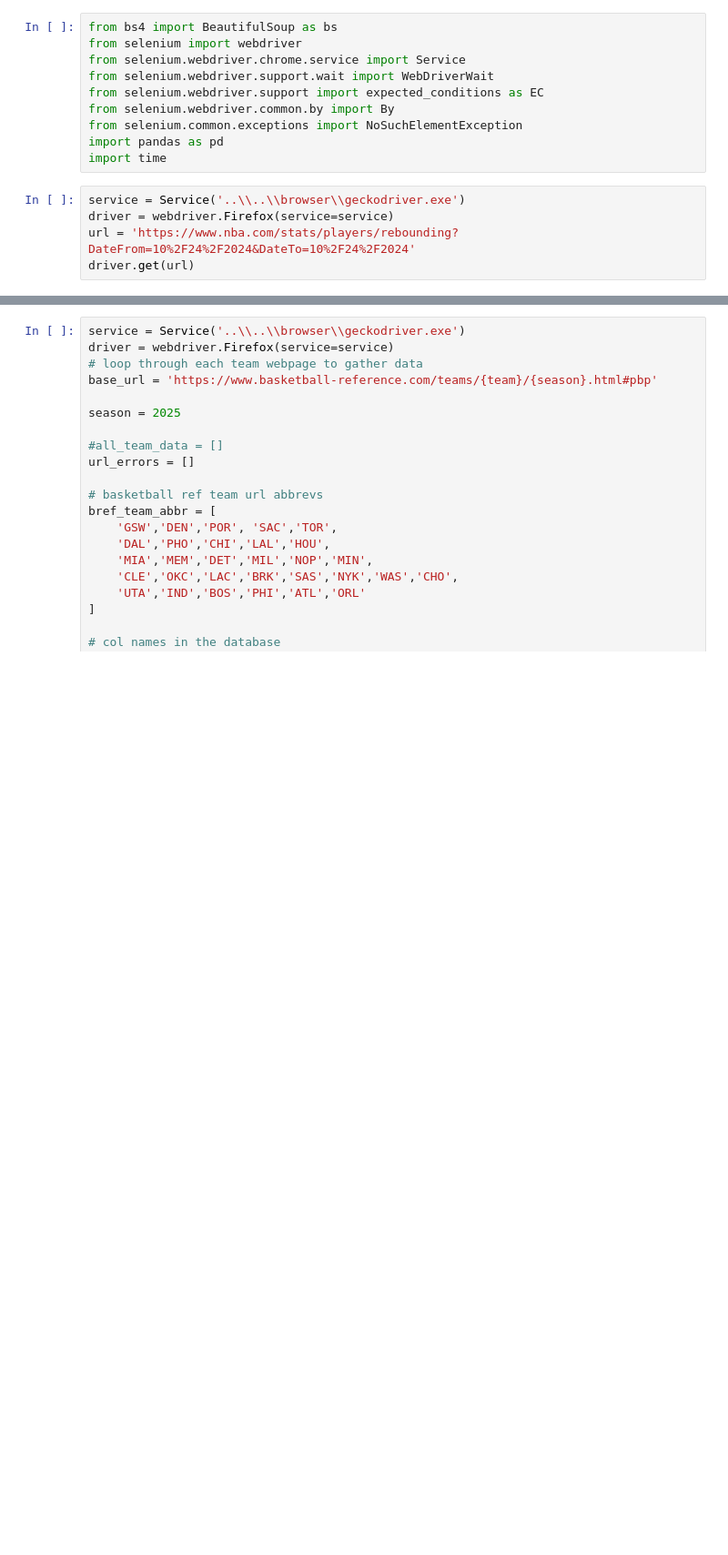
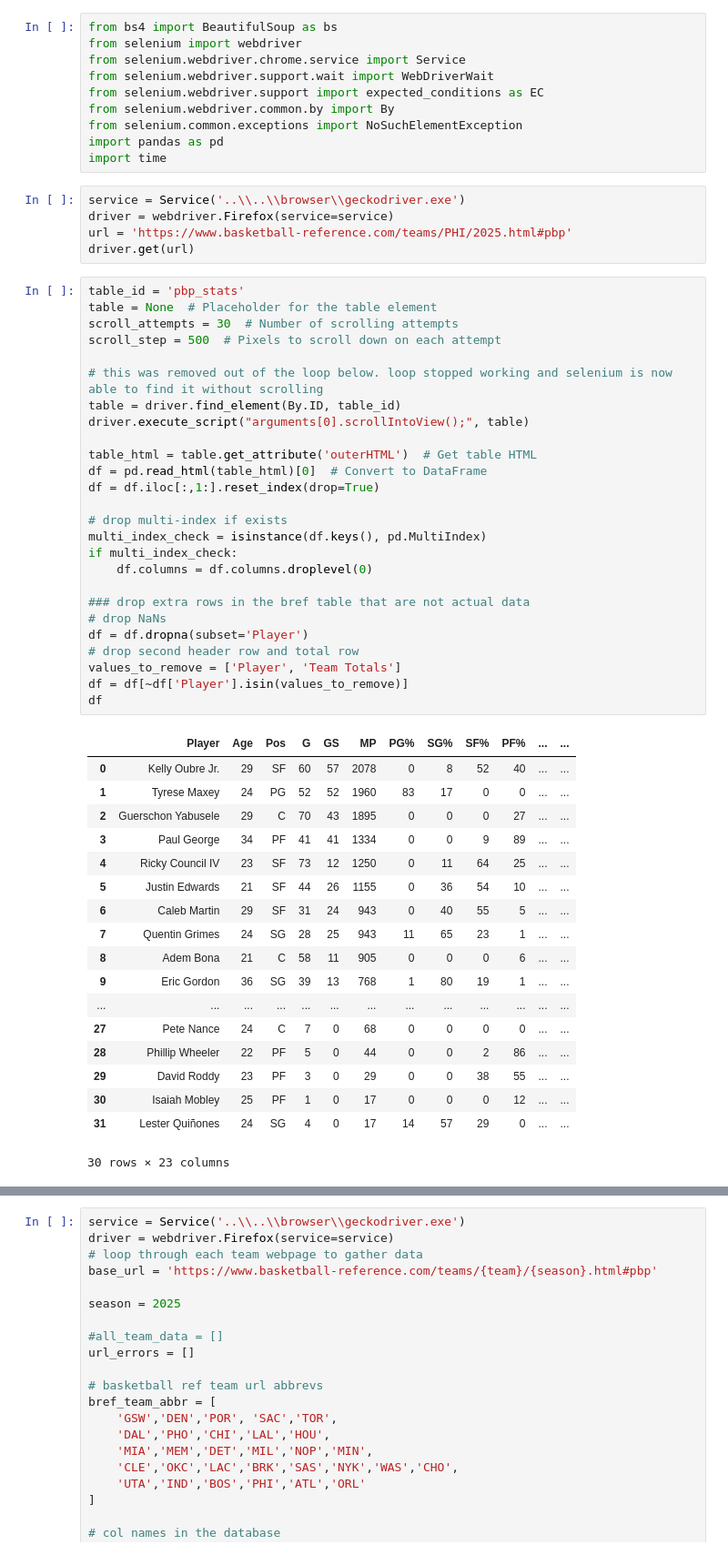
Before and after one commit to iksnizez/propfarm, a Jupyter notebook: scripts/scrapers/nbaScrape.ipynb, the cells around one changed output, grey strips where cells are left out. Shown at 91% size. Cells and saved outputs as stored; diff of their text form; blank space fills up the shorter version.

```diff
--- a/scripts/scrapers/nbaScrape.ipynb
+++ b/scripts/scrapers/nbaScrape.ipynb
@@ -454,7 +448,52 @@ import time
 # %%
 service = Service('..\\..\\browser\\geckodriver.exe')
 driver = webdriver.Firefox(service=service)
-url = 'https://www.nba.com/stats/players/rebounding?DateFrom=10%2F24%2F2024&DateTo=10%2F24%2F2024'
+url = 'https://www.basketball-reference.com/teams/PHI/2025.html#pbp'
 driver.get(url)
+# %%
+table_id = 'pbp_stats'
+table = None  # Placeholder for the table element
+scroll_attempts = 30  # Number of scrolling attempts
+scroll_step = 500  # Pixels to scroll down on each attempt
+
+# this was removed out of the loop below. loop stopped working and selenium is now able to find it without scrolling
+table = driver.find_element(By.ID, table_id)
+driver.execute_script("arguments[0].scrollIntoView();", table)
+
+table_html = table.get_attribute('outerHTML')  # Get table HTML
+df = pd.read_html(table_html)[0]  # Convert to DataFrame
+df = df.iloc[:,1:].reset_index(drop=True)
+
+# drop multi-index if exists
+multi_index_check = isinstance(df.keys(), pd.MultiIndex)
+if multi_index_check:
+    df.columns = df.columns.droplevel(0)
+
+### drop extra rows in the bref table that are not actual data
+# drop NaNs
+df = df.dropna(subset='Player')
+# drop second header row and total row
+values_to_remove = ['Player', 'Team Totals']
+df = df[~df['Player'].isin(values_to_remove)]
+df
+# %% [output]
+|  | Player | Age | Pos | G | GS | MP | PG% | SG% | SF% | PF% | ... | ... |
+| 0 | Kelly Oubre Jr. | 29 | SF | 60 | 57 | 2078 | 0 | 8 | 52 | 40 | ... | ... |
+| 1 | Tyrese Maxey | 24 | PG | 52 | 52 | 1960 | 83 | 17 | 0 | 0 | ... | ... |
+| 2 | Guerschon Yabusele | 29 | C | 70 | 43 | 1895 | 0 | 0 | 0 | 27 | ... | ... |
+| 3 | Paul George | 34 | PF | 41 | 41 | 1334 | 0 | 0 | 9 | 89 | ... | ... |
+| 4 | Ricky Council IV | 23 | SF | 73 | 12 | 1250 | 0 | 11 | 64 | 25 | ... | ... |
+| 5 | Justin Edwards | 21 | SF | 44 | 26 | 1155 | 0 | 36 | 54 | 10 | ... | ... |
+| 6 | Caleb Martin | 29 | SF | 31 | 24 | 943 | 0 | 40 | 55 | 5 | ... | ... |
+| 7 | Quentin Grimes | 24 | SG | 28 | 25 | 943 | 11 | 65 | 23 | 1 | ... | ... |
+| 8 | Adem Bona | 21 | C | 58 | 11 | 905 | 0 | 0 | 0 | 6 | ... | ... |
+| 9 | Eric Gordon | 36 | SG | 39 | 13 | 768 | 1 | 80 | 19 | 1 | ... | ... |
+| ... | ... | ... | ... | ... | ... | ... | ... | ... | ... | ... | ... | ... |
+| 27 | Pete Nance | 24 | C | 7 | 0 | 68 | 0 | 0 | 0 | 0 | ... | ... |
+| 28 | Phillip Wheeler | 22 | PF | 5 | 0 | 44 | 0 | 0 | 2 | 86 | ... | ... |
+| 29 | David Roddy | 23 | PF | 3 | 0 | 29 | 0 | 0 | 38 | 55 | ... | ... |
+| 30 | Isaiah Mobley | 25 | PF | 1 | 0 | 17 | 0 | 0 | 0 | 12 | ... | ... |
+| 31 | Lester Quiñones | 24 | SG | 4 | 0 | 17 | 14 | 57 | 29 | 0 | ... | ... |
+30 rows × 23 columns
 # %%
 driver.close()
```
Also changed, not shown: parts of 11 cells of this notebook, 4 other files.
